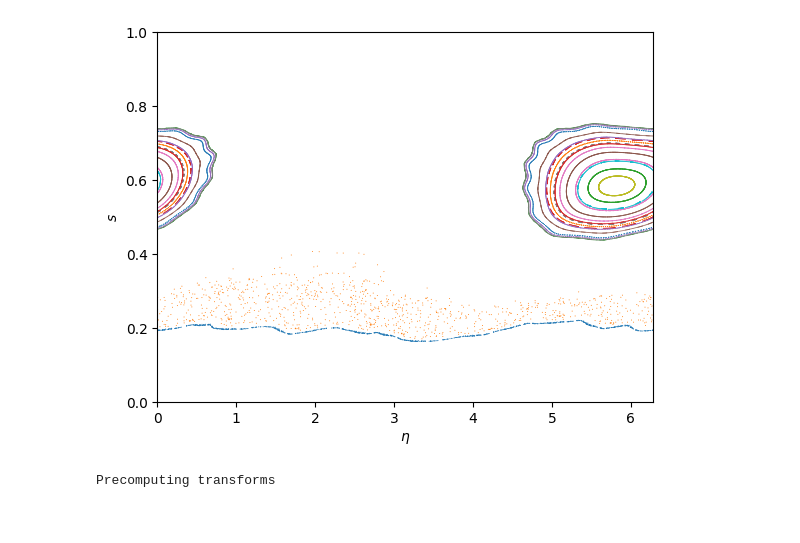
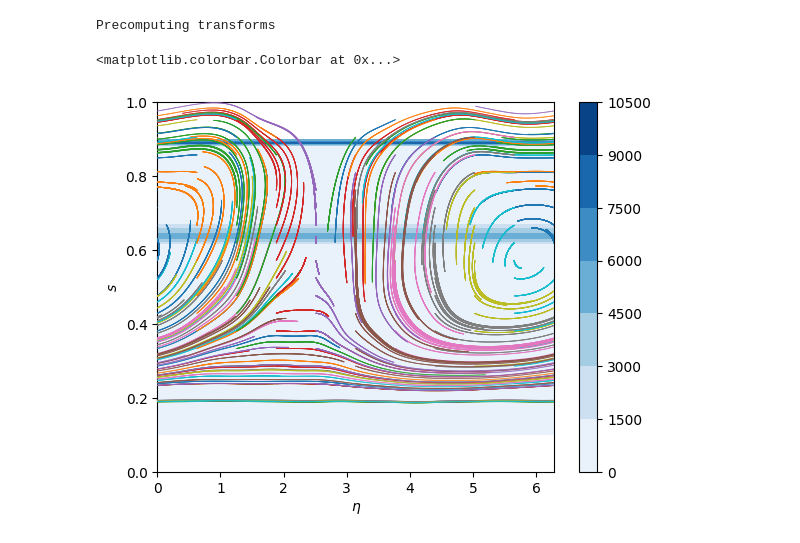
Before and after one commit to jlabbate15/firm3d, a Jupyter notebook: examples/trapped_map/trapped_map.ipynb, the cells around one changed output. Drawn from its saved outputs; the diff is of its cells as text; code cells hidden in the pictures.

```diff
--- a/examples/trapped_map/trapped_map.ipynb
+++ b/examples/trapped_map/trapped_map.ipynb
@@ -29,16 +42,16 @@ import jax.numpy as jnp
 # firm3d setup
 boozmn_filename = "../inputs/boozmn_equil_Helios_E0092_DESC_fixed.nc" # make sure this matches the DESC input
 neta_poinc = 10  # Number of eta initial conditions for poincare
-ns_poinc = 15  # Number of s initial conditions for poincare
-Nmaps = 1000  # Number of Poincare return maps to compute
+ns_poinc = 20  # Number of s initial conditions for poincare
+Nmaps = 1200  # Number of Poincare return maps to compute
 modBin = 6.55 # T
 tmax = 1e-2
 
 # DESC setup
 eq = desc.io.load("../inputs/equil_Helios_E0092_DESC_fixed.h5") # make sure this matches the firm3d input
-rhos_desc = (np.linspace(0.1,0.9,50))**(1/2) # rho = sqrt(s)
+rhos_desc = (np.linspace(0.1,0.9,150))**(1/2) # rho = sqrt(s)
 alphas_desc = np.linspace(0,2*np.pi,3)
-KE_frac_desc = np.array([1]) #did 0.001 before
+KE_frac_desc = np.array([0.01])
 N=0 # QA
 #######################
 # %%
@@ -106,8 +122,6 @@ NameError: name 'ax' is not defined
 # Poincare plotting
 fig, ax = plt.subplots()
 ax = poinc.plot_poincare(ax=ax)
-# %% [output]
-[figure, removed]
 # %%
 # Run DESC objective function
 pitch_invs_desc = jnp.array([modBin])
@@ -134,7 +148,23 @@ ax = poinc.plot_poincare(ax=ax)
 pickle.dump(fig, open("testing.pkl", "wb"))
 # %%
 # Run after kernel restart to get Poincare plot back
+import matplotlib
+matplotlib.use('module://matplotlib_inline.backend_inline')  # Don't use interactive backend
+import matplotlib.pyplot
+import pickle
 fig = pickle.load(open("testing.pkl", "rb"))
-fig.savefig('testing.png')
+
+# now overplot DESC info
+Y = s_obj
+X = np.linspace(0,2*np.pi,5)
+Z = np.transpose(np.tile(obj_val, (5, 1)))
+ax = fig.axes[0]
+cs = ax.contourf(X,Y,Z,cmap='Blues')
+fig.colorbar(cs, ax=ax)
+# fig.show()
+# fig.savefig('testing.png')
+# %% [output]
+<matplotlib.colorbar.Colorbar at 0x...>
+[figure, added]
 # %%
 # Objective function testing
```
Also changed, not shown: parts of 5 cells of this notebook.
